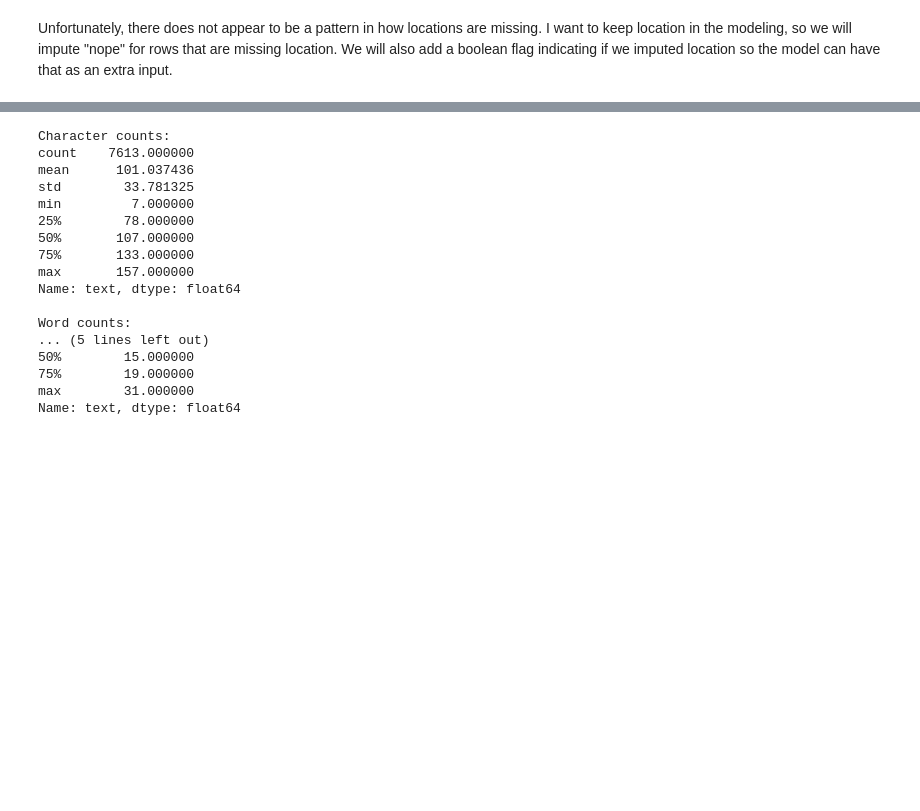
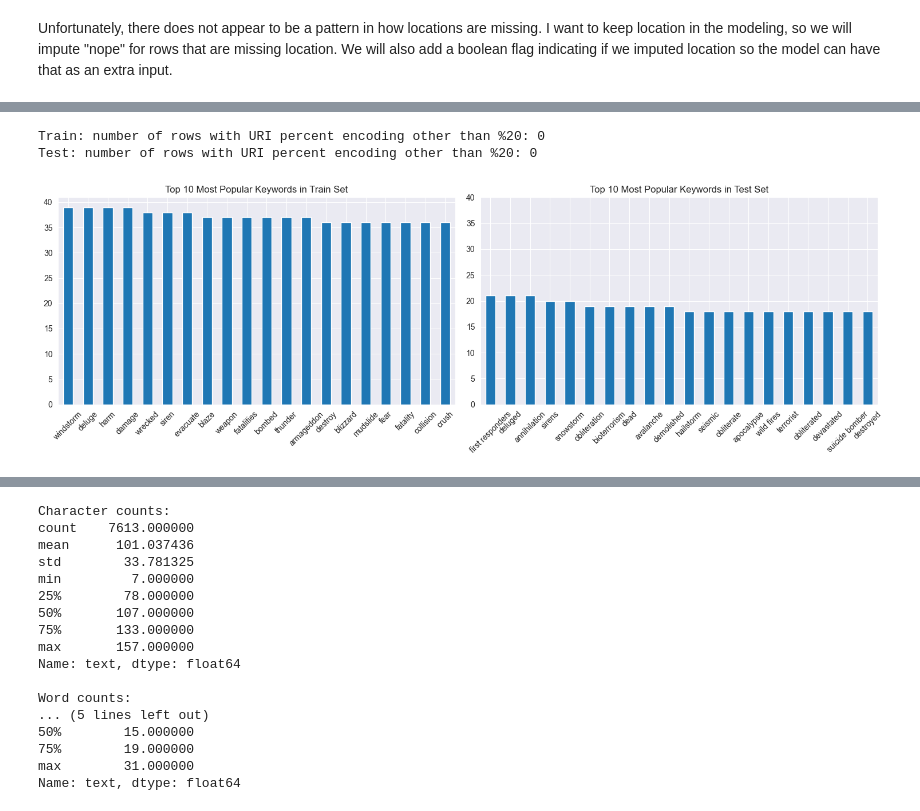
Before and after one commit to jhleakakos/msds-nlp-disaster-tweets, a Jupyter notebook: talk_about_a_disaster.ipynb, the cells around one changed output, grey strips where cells are left out. Cells and saved outputs as stored; diff of their text form; code cells hidden in the pictures; blank space fills up the shorter version.

```diff
--- a/talk_about_a_disaster.ipynb
+++ b/talk_about_a_disaster.ipynb
@@ -260,0 +298,39 @@ Number of unique locations: 3342
+# %%
+# Note that this is not idempotent
+print(f'Train: number of rows with URI percent encoding other than %20: {df_train[df_train['keyword'].str.contains('%') & ~df_train['keyword'].str.contains('%20')].shape[0]}')
+print(f'Test: number of rows with URI percent encoding other than %20: {df_test[df_test['keyword'].str.contains('%') & ~df_test['keyword'].str.contains('%20')].shape[0]}')
+
+df_train['keyword_clean'] = df_train['keyword'].str.replace('%20', ' ')
+df_test['keyword_clean'] = df_test['keyword'].str.replace('%20', ' ')
+# %% [output]
+Train: number of rows with URI percent encoding other than %20: 0
+Test: number of rows with URI percent encoding other than %20: 0
+# %%
+fig, axes = plt.subplots(
+    nrows=1
+    , ncols=2
+    , figsize=(15, 5)
+)
+
+df_train['keyword_clean'].value_counts().head(20).plot(
+    kind='bar'
+    , ax=axes[0]
+    , rot=45
+);
+axes[0].set_title('Top 10 Most Popular Keywords in Train Set')
+axes[0].set_xlabel(None)
+
+
+df_test['keyword_clean'].value_counts().head(20).plot(
+    kind='bar'
+    , ax=axes[1]
+    , rot=45
+);
+axes[1].set_title('Top 10 Most Popular Keywords in Test Set')
+# Manually set y-axis limits for second plot for relative comparison
+axes[1].set_ylim([0, 40])
+axes[1].set_xlabel(None)
+
+plt.tight_layout()
+# %% [output]
+[figure, added]
```
Also changed, not shown: parts of 9 cells of this notebook.
